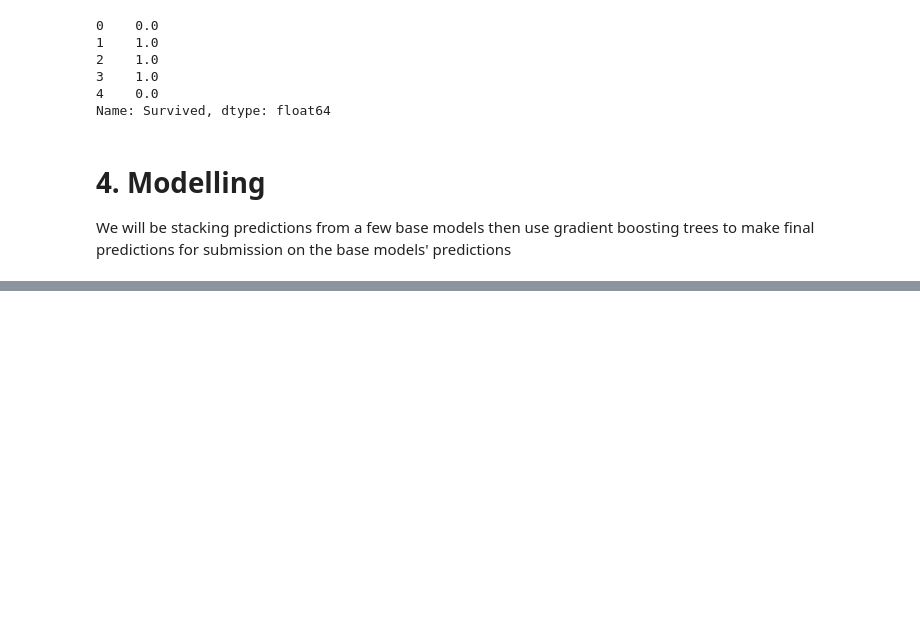
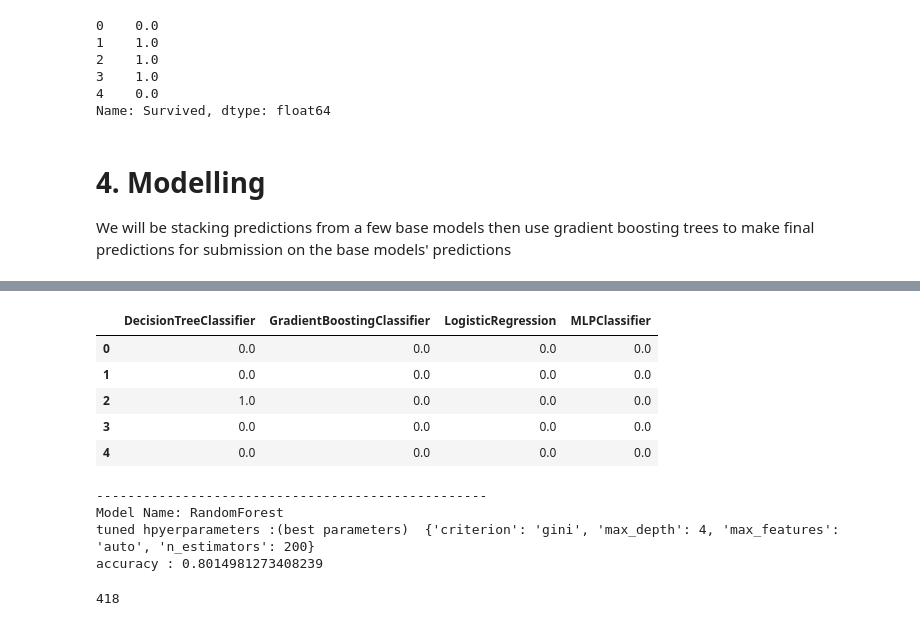
Before and after one commit to harryarthur/Titanic-Kaggle-Comp, a Jupyter notebook: Untitled.ipynb, the cells around one changed output, grey strips where cells are left out. Saved outputs shown, nothing was run; the diff lists cells and outputs as text; code cells hidden in the pictures; blank space fills up the shorter version.

```diff
--- a/Untitled.ipynb
+++ b/Untitled.ipynb
@@ -848,0 +891,32 @@ KeyboardInterrupt:
+# %%
+train_stacked_predictions['DecisionTreeClassifier'] = DecisionTree.predict(x_test)
+# %%
+train_stacked_predictions['GradientBoostingClassifier'] = GradientBoosting.predict(x_test)
+# %%
+train_stacked_predictions['LogisticRegression'] = LogReg.predict(x_test)
+# %%
+train_stacked_predictions['MLPClassifier'] = MLP.predict(x_test)
+# %%
+#this is what we will train the meta model on
+train_stacked_predictions.head()
+# %% [output]
+|  | DecisionTreeClassifier | GradientBoostingClassifier | LogisticRegression | MLPClassifier |
+| 0 | 0.0 | 0.0 | 0.0 | 0.0 |
+| 1 | 0.0 | 0.0 | 0.0 | 0.0 |
+| 2 | 1.0 | 0.0 | 0.0 | 0.0 |
+| 3 | 0.0 | 0.0 | 0.0 | 0.0 |
+| 4 | 0.0 | 0.0 | 0.0 | 0.0 |
+# %%
+#first we optimise the meta model
+print("--------------------------------------------------")
+print("Model Name: RandomForest")
+model = RandomForestClassifier()
+RF_cv=GridSearchCV(model,RandomF_grid,cv=10)
+RF_cv.fit(train_stacked_predictions,y_test.values)
+print("tuned hpyerparameters :(best parameters) ",RF_cv.best_params_)
+print("accuracy :",RF_cv.best_score_)
+# %% [output]
+--------------------------------------------------
+Model Name: RandomForest
+tuned hpyerparameters :(best parameters)  {'criterion': 'gini', 'max_depth': 4, 'max_features': 'auto', 'n_estimators': 200}
+accuracy : 0.8014981273408239
@@ -848,0 +938,4 @@ KeyboardInterrupt:
+# %%
+len(PassengerId)
+# %% [output]
+418
```
Also changed, not shown: parts of 17 cells of this notebook, 2 other files.
